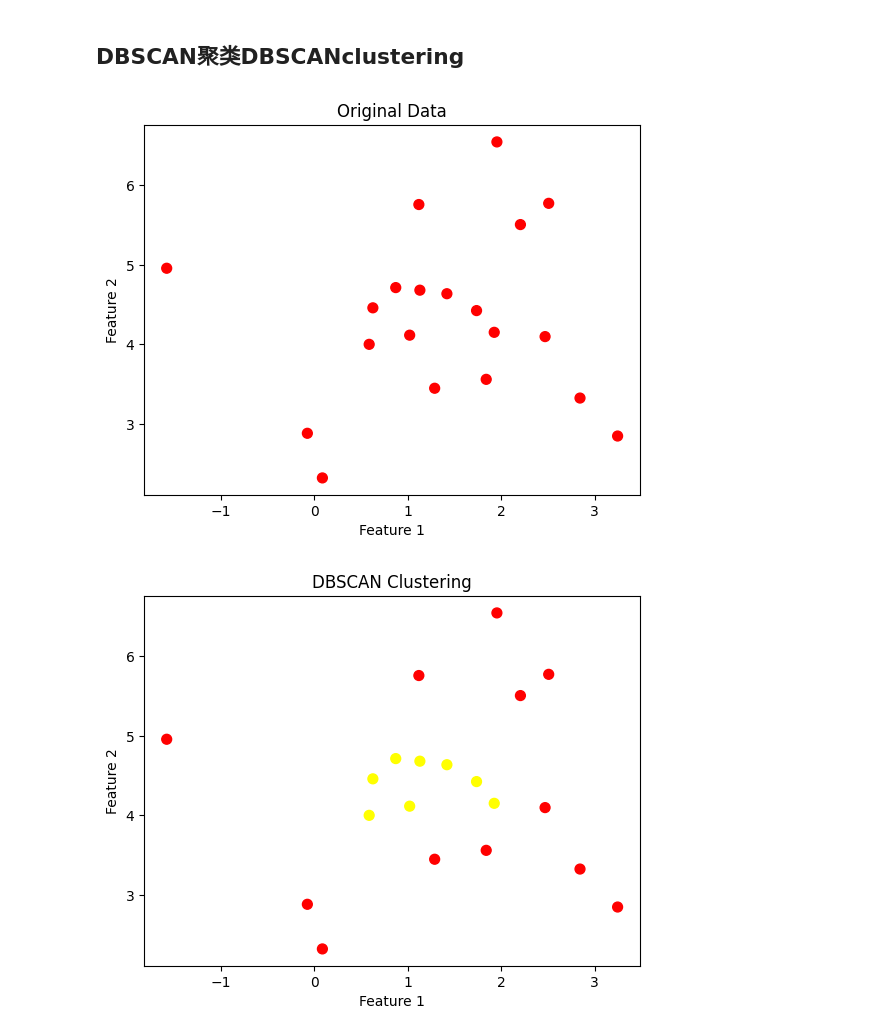
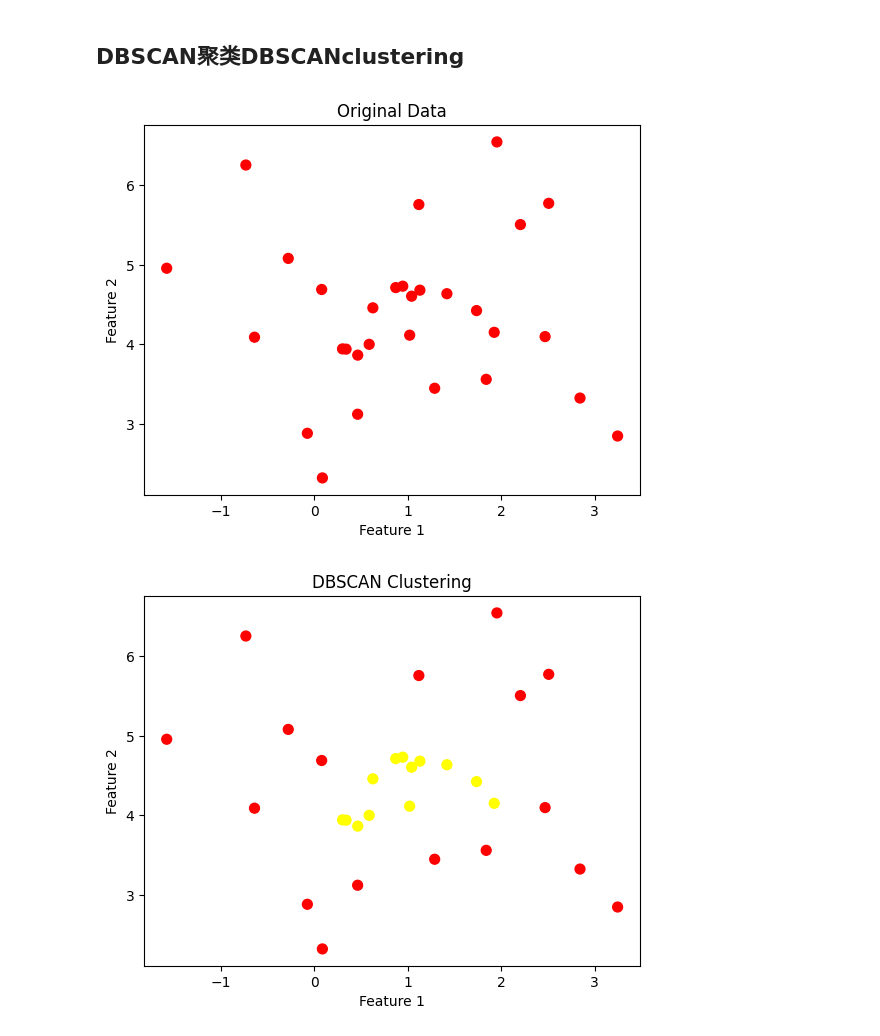
Before and after one commit to luguanxing/MachineLearning-Study, a Jupyter notebook: 聚类clustering/DBSCAN聚类DBSCANclustering.ipynb, the cells around one changed output. Drawn from its saved outputs; the diff is of its cells as text; code cells hidden in the pictures.

```diff
--- a/聚类clustering/DBSCAN聚类DBSCANclustering.ipynb
+++ b/聚类clustering/DBSCAN聚类DBSCANclustering.ipynb
@@ -3,19 +3,19 @@
 # %%
 from sklearn.datasets import make_blobs
 from sklearn.cluster import KMeans
 from sklearn.cluster import DBSCAN
 import matplotlib.pyplot as plt
 import numpy as np
 
 # 生成数据 generation data
-X, y = make_blobs(n_samples=20, centers=1, random_state=0, cluster_std=1.00)  # 生成20个样本，2个中心。Generate 20 samples with 2 centers
+X, y = make_blobs(n_samples=30, centers=1, random_state=0, cluster_std=1.00)  # 生成20个样本，2个中心。Generate 20 samples with 2 centers
 plt.scatter(X[:, 0], X[:, 1], c=y, s=50, cmap='autumn')                      # 绘制散点图。Plot scatter plot
 plt.title('Original Data')                                                     # 图标题。Plot title
 plt.xlabel('Feature 1')                                                        # x轴标签。x-axis label
 plt.ylabel('Feature 2')                                                        # y轴标签。y-axis label
 plt.show()                                                                      # 显示图形。Show plot
 # %% [output]
-[figure, old version]
+[figure, new version]
 # %%
 # 使用DBSCAN进行聚类 Use DBSCAN for clustering
 dbscan = DBSCAN(eps=0.5, min_samples=3)  # 设置eps和min_samples参数。Set eps and min_samples
@@ -28,4 +28,4 @@ plt.xlabel('Feature 1')
 plt.ylabel('Feature 2')
 plt.show()
 # %% [output]
-[figure, old version]
+[figure, new version]
```
Also changed, not shown: parts of 1 cell of this notebook.
